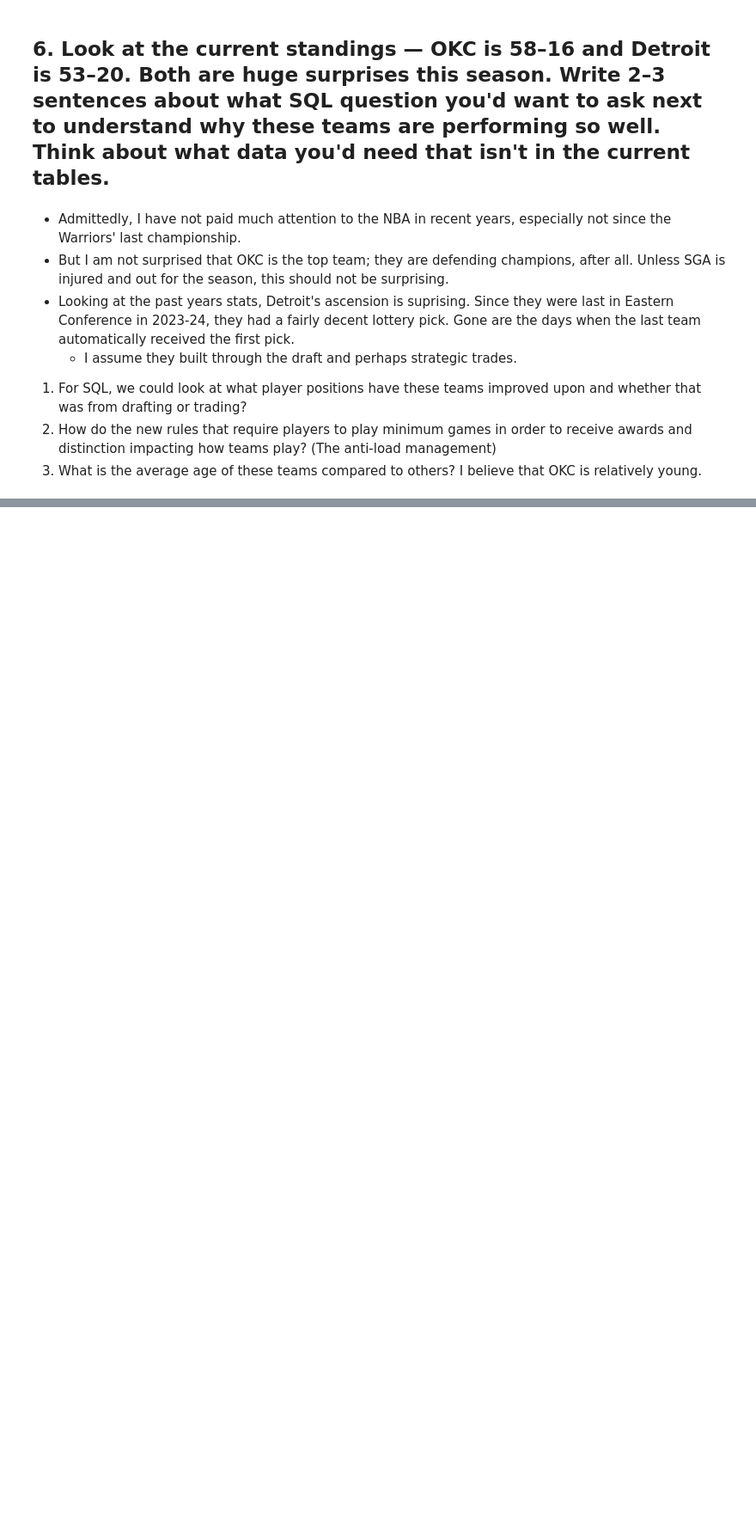
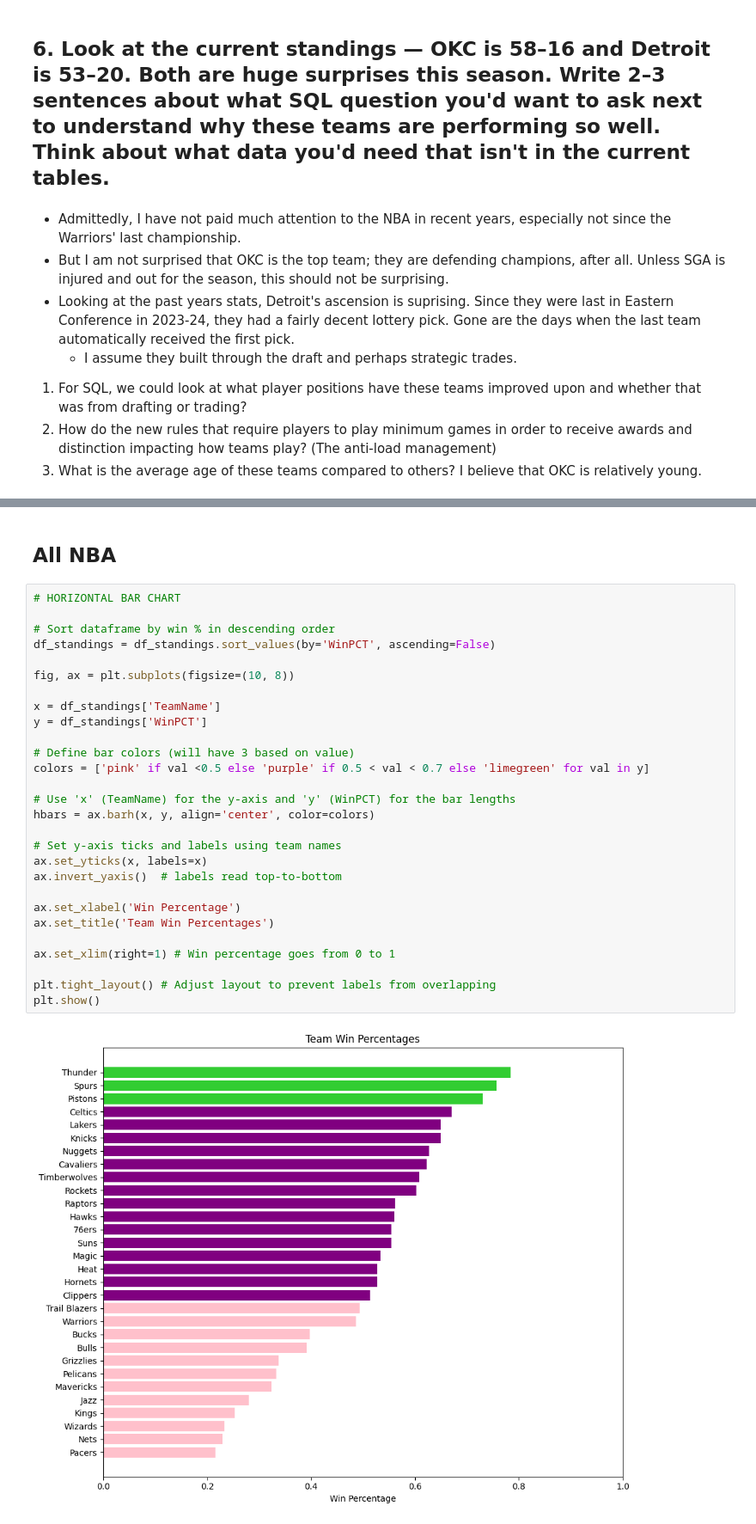
Before and after one commit to 550tealeaves/DATA-70500-working-with-data, a Jupyter notebook: NBA_Season_Analyzer.ipynb, the cells around one changed output, grey strips where cells are left out. Shown at 86% size. Cells and saved outputs as stored; diff of their text form; blank space fills up the shorter version.

Commit message:
added bar charts

```diff
--- a/NBA_Season_Analyzer.ipynb
+++ b/NBA_Season_Analyzer.ipynb
@@ -367,0 +411,32 @@ sorted_df
+# %% [markdown]
+## All NBA
+# %%
+# HORIZONTAL BAR CHART
+
+# Sort dataframe by win % in descending order
+df_standings = df_standings.sort_values(by='WinPCT', ascending=False)
+
+fig, ax = plt.subplots(figsize=(10, 8))
+
+x = df_standings['TeamName']
+y = df_standings['WinPCT']
+
+# Define bar colors (will have 3 based on value)
+colors = ['pink' if val <0.5 else 'purple' if 0.5 < val < 0.7 else 'limegreen' for val in y]
+
+# Use 'x' (TeamName) for the y-axis and 'y' (WinPCT) for the bar lengths
+hbars = ax.barh(x, y, align='center', color=colors)
+
+# Set y-axis ticks and labels using team names
+ax.set_yticks(x, labels=x)
+ax.invert_yaxis()  # labels read top-to-bottom
+
+ax.set_xlabel('Win Percentage')
+ax.set_title('Team Win Percentages')
+
+ax.set_xlim(right=1) # Win percentage goes from 0 to 1
+
+plt.tight_layout() # Adjust layout to prevent labels from overlapping
+plt.show()
+# %% [output]
+[figure, added]
```
Also changed, not shown: parts of 15 cells of this notebook.
